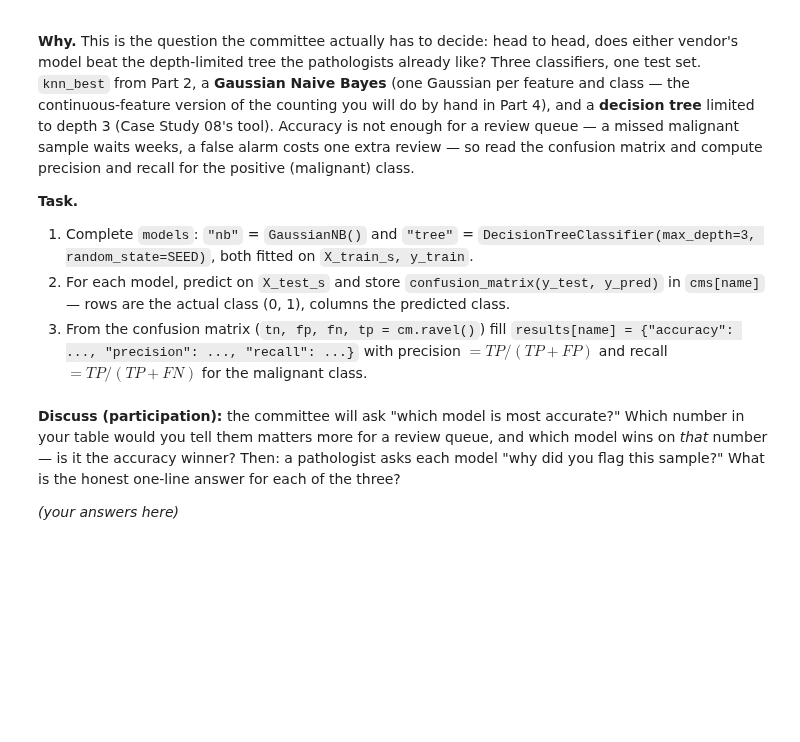
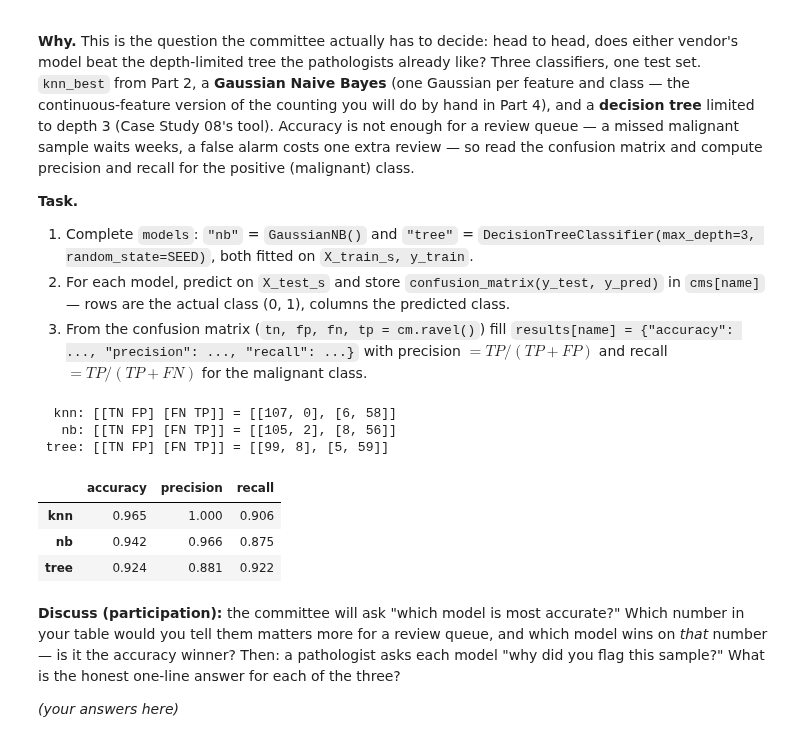
Before and after one commit to KNhae/DS701-Materials-FA26, a Jupyter notebook: class_activity_notebooks/09-InClass-Exercise-kNN-NB-A1/09-InClass-Exercise-kNN-NB-A1.ipynb, the cells around one changed output. Drawn from its saved outputs; the diff is of its cells as text; code cells hidden in the pictures; blank space fills up the shorter version.

```diff
--- a/class_activity_notebooks/09-InClass-Exercise-kNN-NB-A1/09-InClass-Exercise-kNN-NB-A1.ipynb
+++ b/class_activity_notebooks/09-InClass-Exercise-kNN-NB-A1/09-InClass-Exercise-kNN-NB-A1.ipynb
@@ -145,13 +157,13 @@ test set must not leak into anything you fit). Measure what the difference is wo
 2. Fit a 5-NN classifier on the **raw** features and one on the **scaled** features; store
    the test accuracies as `acc_raw` and `acc_scaled` (floats).
 # %%
-scaler = ...
-X_train_s = ...
-X_test_s = ...
+scaler = StandardScaler().fit(X_train)
+X_train_s = scaler.transform(X_train)
+X_test_s = scaler.transform(X_test)
 
-knn5_raw = ...
-knn5_scaled = ...
-acc_raw = ...
-acc_scaled = ...
+knn5_raw = KNeighborsClassifier(n_neighbors=5).fit(X_train, y_train)
+knn5_scaled = KNeighborsClassifier(n_neighbors=5).fit(X_train_s, y_train)
+acc_raw = float(knn5_raw.score(X_test, y_test))
+acc_scaled = float(knn5_scaled.score(X_test_s, y_test))
 
 print(f"5-NN test accuracy  raw: {acc_raw:.4f}   scaled: {acc_scaled:.4f}")
@@ -189,7 +207,19 @@ METRICS = ["euclidean", "manhattan"]
 cv = StratifiedKFold(n_splits=5, shuffle=True, random_state=SEED)
 
 cv_acc = {}
-...
+for k in K_VALUES:
+    for metric in METRICS:
+        knn = KNeighborsClassifier(n_neighbors=k, metric=metric)
+        cv_acc.setdefault(metric, []).append(cross_val_score(knn, X_train_s, y_train, cv=cv).mean())
+
+cv_acc = {m: np.array(a) for m, a in cv_acc.items()}
+
+# Ties: max() keeps the first metric (euclidean), np.argmax the first (smallest) k.
+best_metric = max(METRICS, key=lambda m: cv_acc[m].max())
+best_k = int(K_VALUES[np.argmax(cv_acc[best_metric])])
+
+knn_best = KNeighborsClassifier(n_neighbors=best_k, metric=best_metric).fit(X_train_s, y_train)
+acc_knn_test = float(knn_best.score(X_test_s, y_test))
 
 print(f"best: metric = {best_metric}, k = {best_k}, CV accuracy = {cv_acc[best_metric].max():.4f}")
 print(f"test accuracy of knn_best: {acc_knn_test:.4f}")
@@ -242,17 +281,34 @@ recall for the positive (malignant) class.
 # %%
 models = {
     "knn": knn_best,
-    ...
-    ...
+    "nb": GaussianNB().fit(X_train_s, y_train),
+    "tree": DecisionTreeClassifier(max_depth=3, random_state=SEED).fit(X_train_s, y_train),
 }
 
 cms = {}
 results = {}
-...
+for name, model in models.items():
+    y_pred = model.predict(X_test_s)
+    cm = confusion_matrix(y_test, y_pred)
+    tn, fp, fn, tp = cm.ravel()
+    cms[name] = cm
+    results[name] = {
+        "accuracy": float((tp + tn) / cm.sum()),
+        "precision": float(tp / (tp + fp)),
+        "recall": float(tp / (tp + fn)),
+    }
 
 for name in models:
     print(f"{name:>5}: [[TN FP] [FN TP]] = {cms[name].tolist()}")
 pd.DataFrame(results).T.round(3)
+# %% [output]
+  knn: [[TN FP] [FN TP]] = [[107, 0], [6, 58]]
+   nb: [[TN FP] [FN TP]] = [[105, 2], [8, 56]]
+ tree: [[TN FP] [FN TP]] = [[99, 8], [5, 59]]
+|  | accuracy | precision | recall |
+| knn | 0.965 | 1.000 | 0.906 |
+| nb | 0.942 | 0.966 | 0.875 |
+| tree | 0.924 | 0.881 | 0.922 |
 # %% [markdown]
 **Discuss (participation):** the committee will ask "which model is most accurate?" Which
 number in your table would you tell them matters more for a review queue, and which model
```
Also changed, not shown: parts of 13 cells of this notebook, 1 other file.
